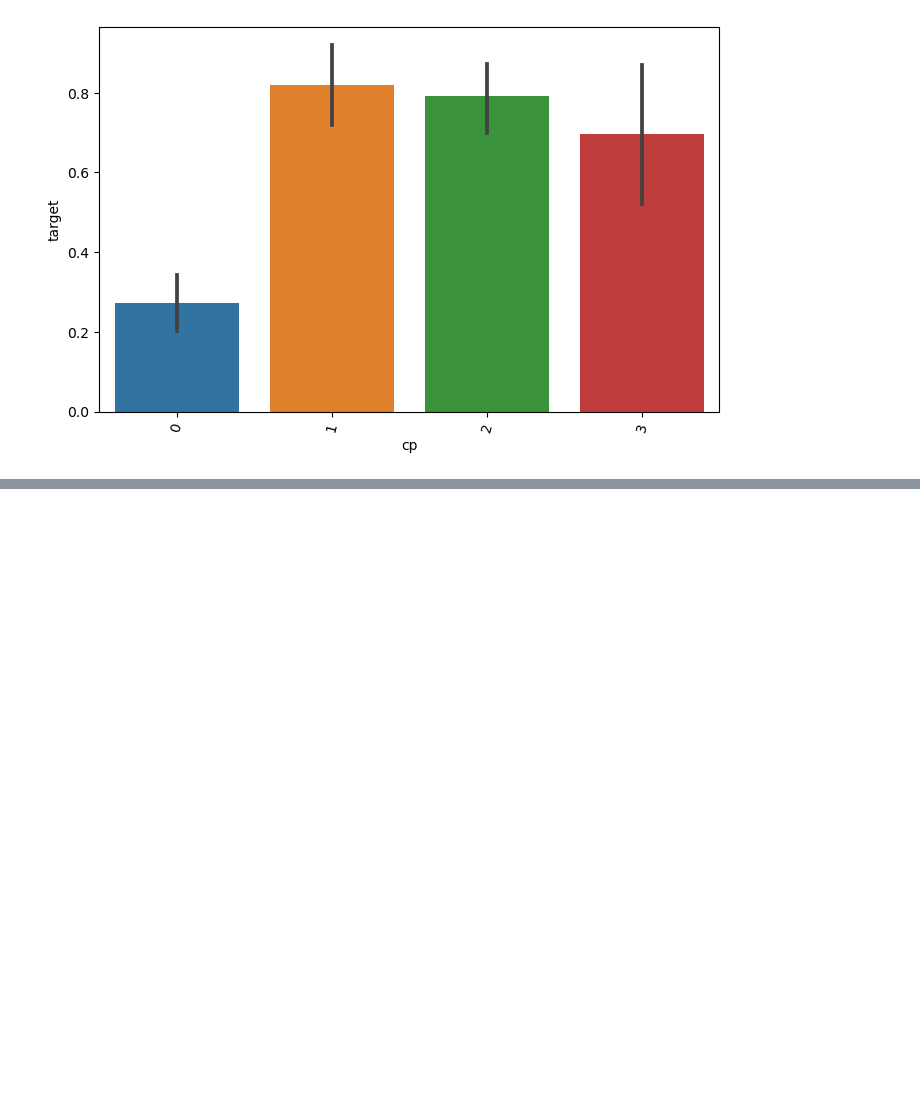
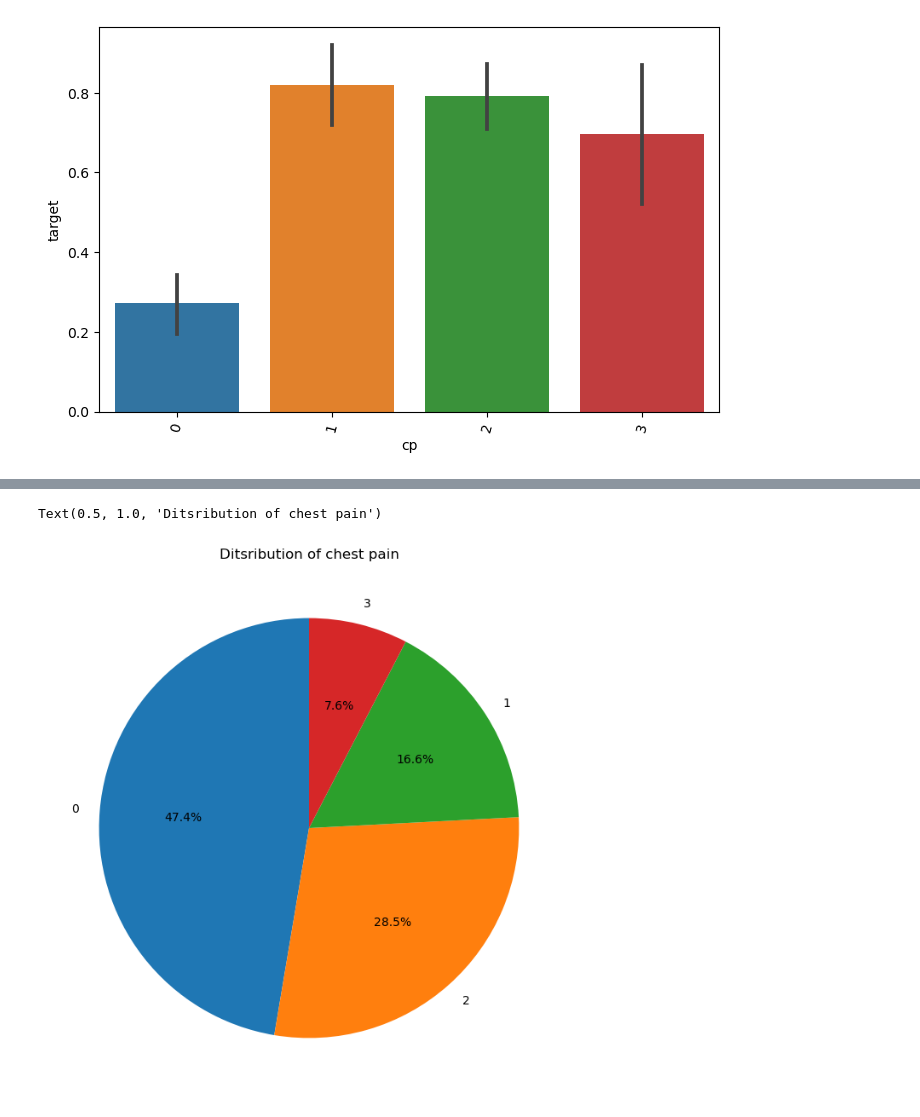
Before and after one commit to AlisTamang10/Python-Basics, a Jupyter notebook: Data Analysis/Data Visualization on Heart Disease .ipynb, the cells around one changed output, grey strips where cells are left out. Drawn from its saved outputs; the diff is of its cells as text; code cells hidden in the pictures; blank space fills up the shorter version.

```diff
--- a/Data Analysis/Data Visualization on Heart Disease .ipynb
+++ b/Data Analysis/Data Visualization on Heart Disease .ipynb
@@ -422,0 +440,7 @@ plt.show()
+# %%
+plt.figure(figsize=(8,8))
+plt.pie(chest_pain , labels = chest_pain.index, autopct = '%1.1f%%',startangle = 90 )
+plt.title("Ditsribution of chest pain")
+# %% [output]
+Text(0.5, 1.0, 'Ditsribution of chest pain')
+[figure, added]
```
Also changed, not shown: parts of 8 cells of this notebook.
